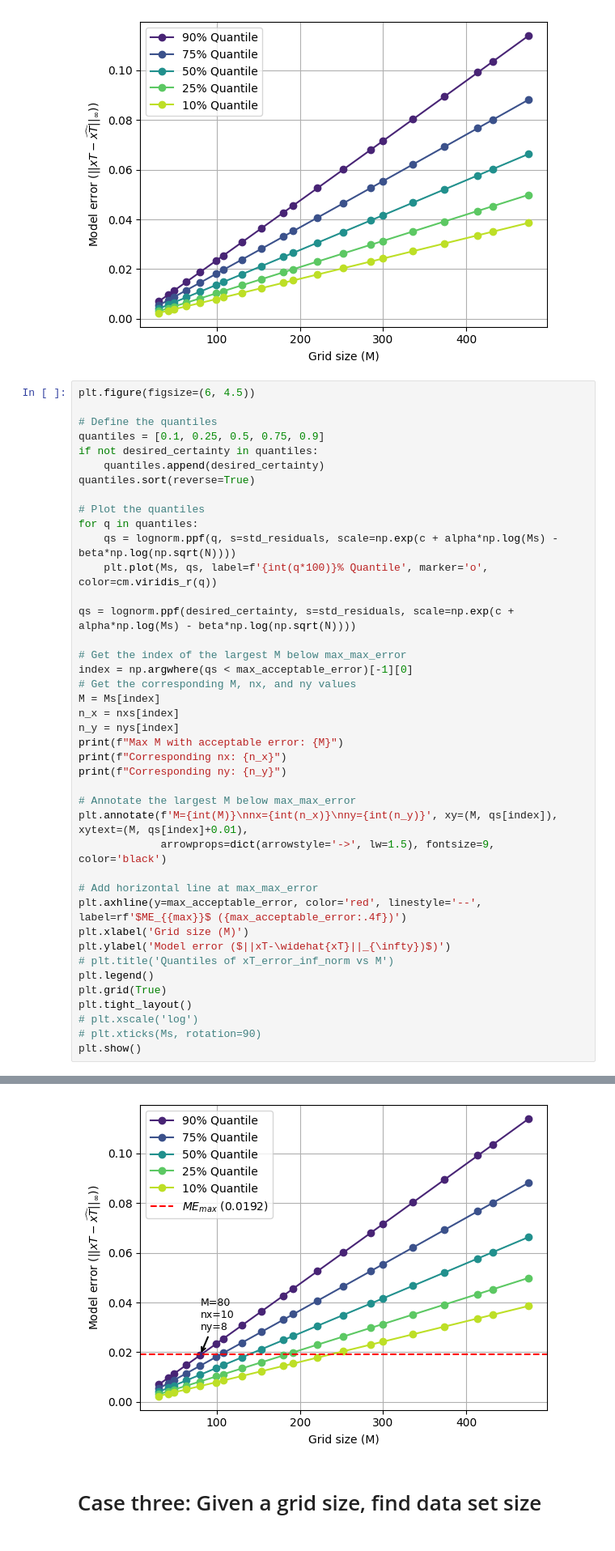
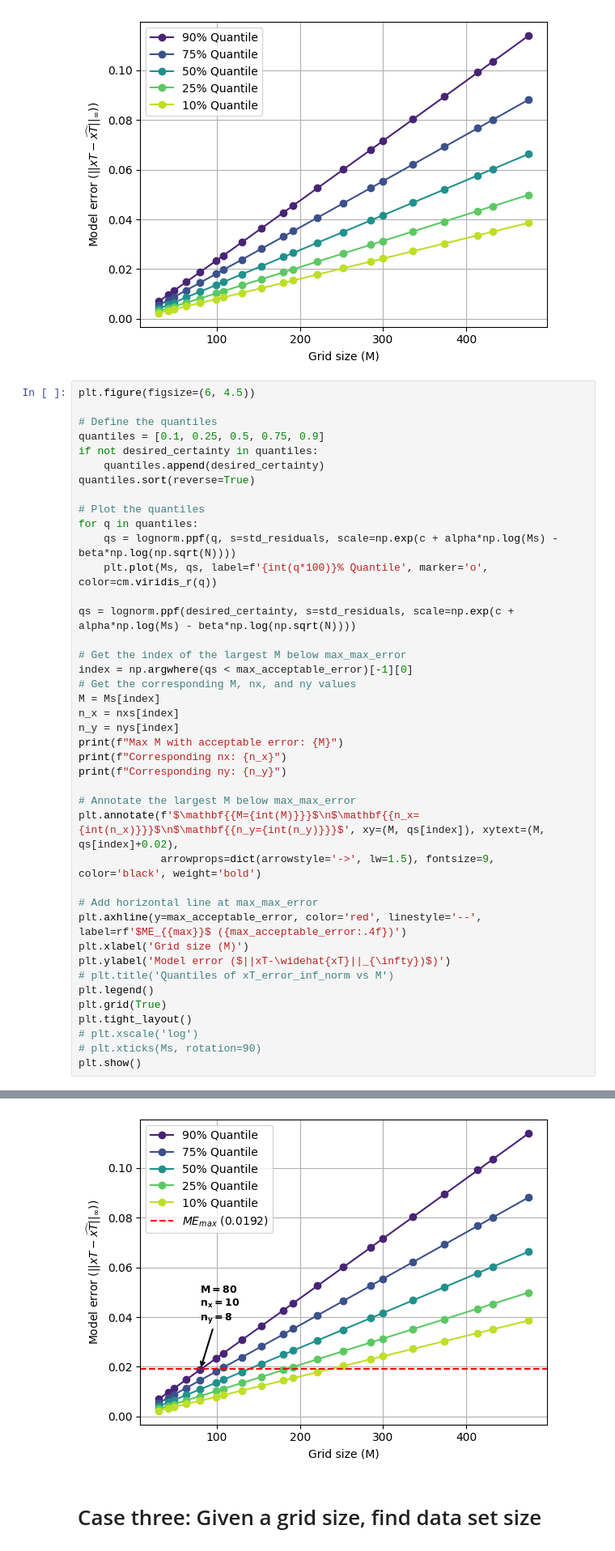
Before and after one commit to kvanarem42/xthreat-error-quantification-agentic, a Jupyter notebook: 4-investigate-results/rules_of_thumb_paper.ipynb, the cells around one changed output, grey strips where cells are left out. Shown at 81% size. Cells and saved outputs as stored; diff of their text form.

```diff
--- a/4-investigate-results/rules_of_thumb_paper.ipynb
+++ b/4-investigate-results/rules_of_thumb_paper.ipynb
@@ -386,36 +390,36 @@ for q in quantiles:
 
 qs = lognorm.ppf(desired_certainty, s=std_residuals, scale=np.exp(c + alpha*np.log(Ms) - beta*np.log(np.sqrt(N))))
 
 # Get the index of the largest M below max_max_error
 index = np.argwhere(qs < max_acceptable_error)[-1][0]
 # Get the corresponding M, nx, and ny values
 M = Ms[index]
 n_x = nxs[index]
 n_y = nys[index]
 print(f"Max M with acceptable error: {M}")
 print(f"Corresponding nx: {n_x}")
 print(f"Corresponding ny: {n_y}")
 
 # Annotate the largest M below max_max_error
-plt.annotate(f'M={int(M)}\nnx={int(n_x)}\nny={int(n_y)}', xy=(M, qs[index]), xytext=(M, qs[index]+0.01),
-             arrowprops=dict(arrowstyle='->', lw=1.5), fontsize=9, color='black')
+plt.annotate(f'$\mathbf{{M={int(M)}}}$\n$\mathbf{{n_x={int(n_x)}}}$\n$\mathbf{{n_y={int(n_y)}}}$', xy=(M, qs[index]), xytext=(M, qs[index]+0.02),
+             arrowprops=dict(arrowstyle='->', lw=1.5), fontsize=9, color='black', weight='bold')
 
 # Add horizontal line at max_max_error
 plt.axhline(y=max_acceptable_error, color='red', linestyle='--', label=rf'$ME_{{max}}$ ({max_acceptable_error:.4f})')
 plt.xlabel('Grid size (M)')
 plt.ylabel('Model error ($||xT-\widehat{xT}||_{\infty})$)')
 # plt.title('Quantiles of xT_error_inf_norm vs M')
 plt.legend()
 plt.grid(True)
 plt.tight_layout()
 # plt.xscale('log')
 # plt.xticks(Ms, rotation=90)
 plt.show()
 # %% [output]
 Max M with acceptable error: 80
 Corresponding nx: 10
 Corresponding ny: 8
-[figure, old version]
+[figure, new version]
 # %% [markdown]
 # Case three: Given a grid size, find data set size
 # %%
```
Also changed, not shown: parts of 17 cells of this notebook, 3 other files.
